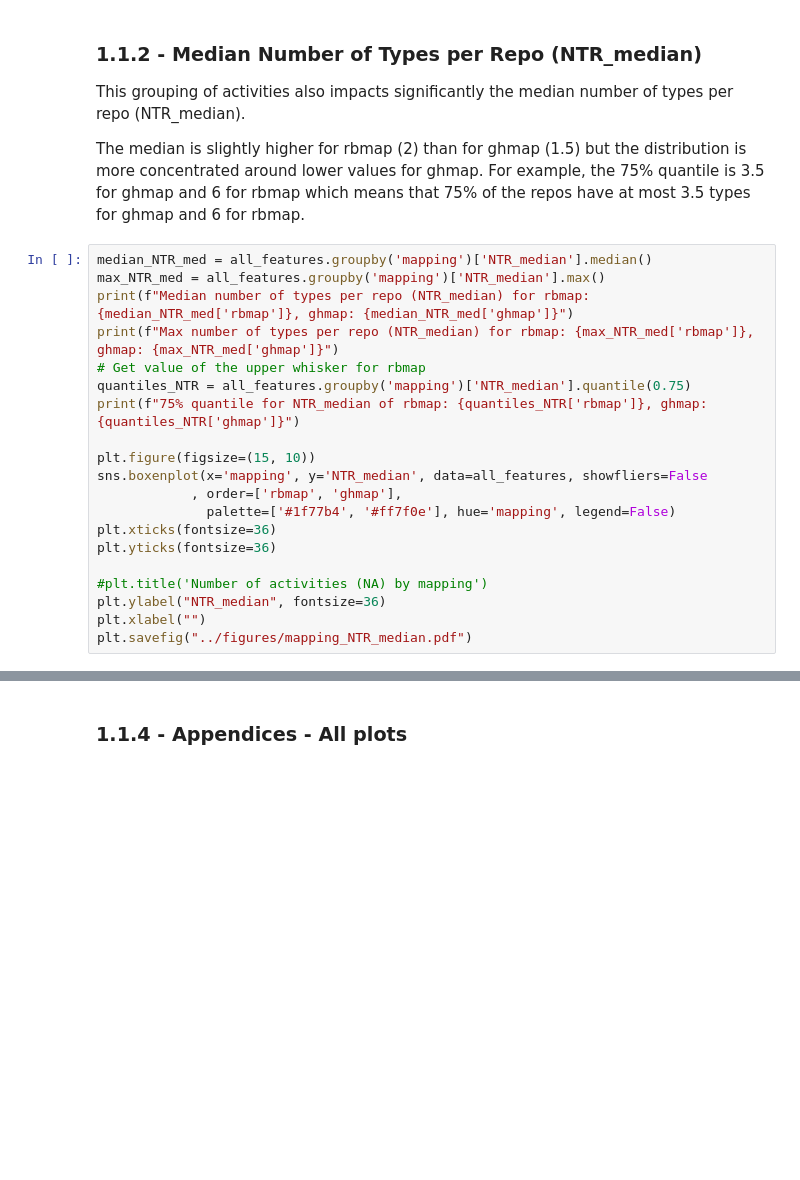
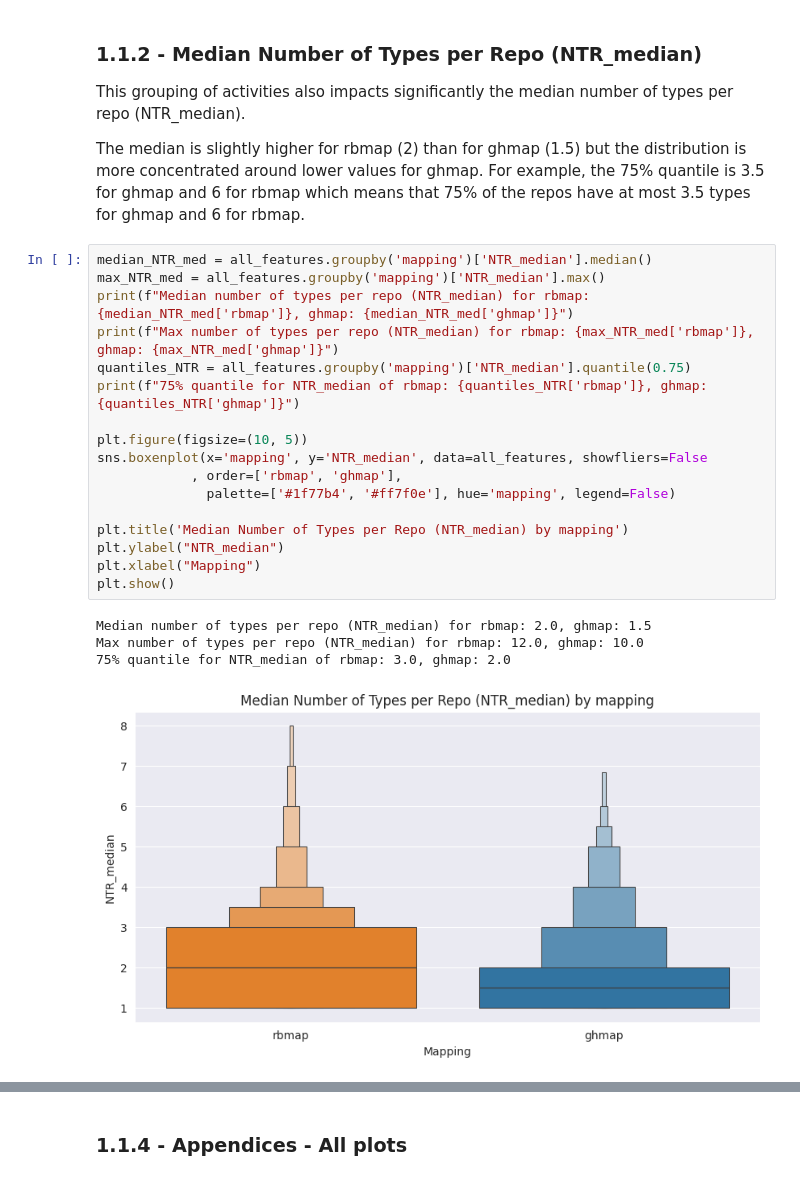
Before and after one commit to MrRose765/GitLab-Bot-identification, a Jupyter notebook: src/notebooks/github/mapping_comparison.ipynb, the cells around one changed output, grey strips where cells are left out. Cells and saved outputs as stored; diff of their text form; blank space fills up the shorter version.

```diff
--- a/src/notebooks/github/mapping_comparison.ipynb
+++ b/src/notebooks/github/mapping_comparison.ipynb
@@ -79,21 +76,23 @@ For example, the 75% quantile is 3.5 for ghmap and 6 for rbmap which means that
 # %%
 median_NTR_med = all_features.groupby('mapping')['NTR_median'].median()
 max_NTR_med = all_features.groupby('mapping')['NTR_median'].max()
 print(f"Median number of types per repo (NTR_median) for rbmap: {median_NTR_med['rbmap']}, ghmap: {median_NTR_med['ghmap']}")
 print(f"Max number of types per repo (NTR_median) for rbmap: {max_NTR_med['rbmap']}, ghmap: {max_NTR_med['ghmap']}")
-# Get value of the upper whisker for rbmap
 quantiles_NTR = all_features.groupby('mapping')['NTR_median'].quantile(0.75)
 print(f"75% quantile for NTR_median of rbmap: {quantiles_NTR['rbmap']}, ghmap: {quantiles_NTR['ghmap']}")
 
-plt.figure(figsize=(15, 10))
+plt.figure(figsize=(10, 5))
 sns.boxenplot(x='mapping', y='NTR_median', data=all_features, showfliers=False
             , order=['rbmap', 'ghmap'],
               palette=['#1f77b4', '#ff7f0e'], hue='mapping', legend=False)
-plt.xticks(fontsize=36)
-plt.yticks(fontsize=36)
 
-#plt.title('Number of activities (NA) by mapping')
-plt.ylabel("NTR_median", fontsize=36)
-plt.xlabel("")
-plt.savefig("../figures/mapping_NTR_median.pdf")
+plt.title('Median Number of Types per Repo (NTR_median) by mapping')
+plt.ylabel("NTR_median")
+plt.xlabel("Mapping")
+plt.show()
+# %% [output]
+Median number of types per repo (NTR_median) for rbmap: 2.0, ghmap: 1.5
+Max number of types per repo (NTR_median) for rbmap: 12.0, ghmap: 10.0
+75% quantile for NTR_median of rbmap: 3.0, ghmap: 2.0
+[figure, added]
 # %% [markdown]
```
Also changed, not shown: parts of 15 cells of this notebook, 10 other files.
